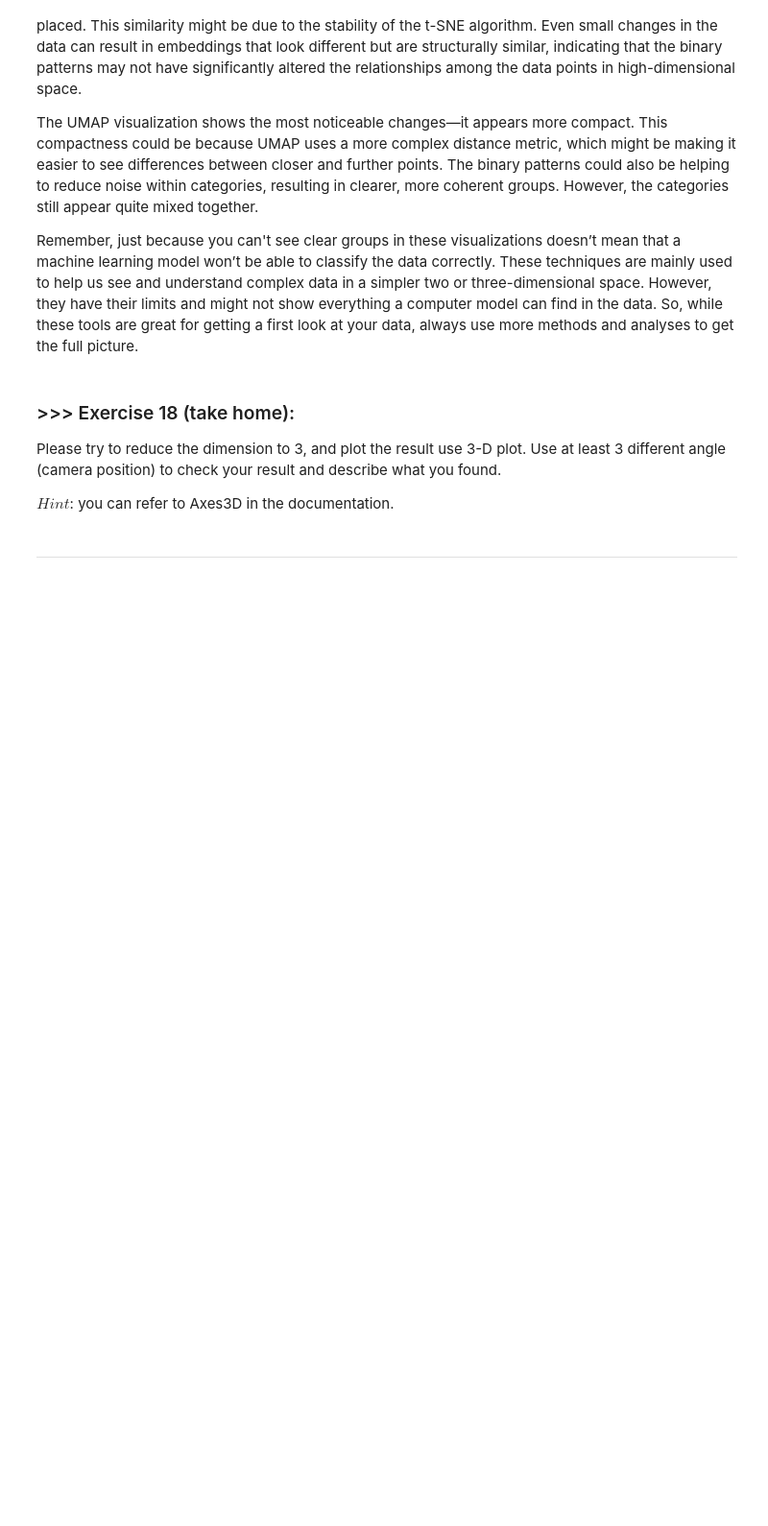
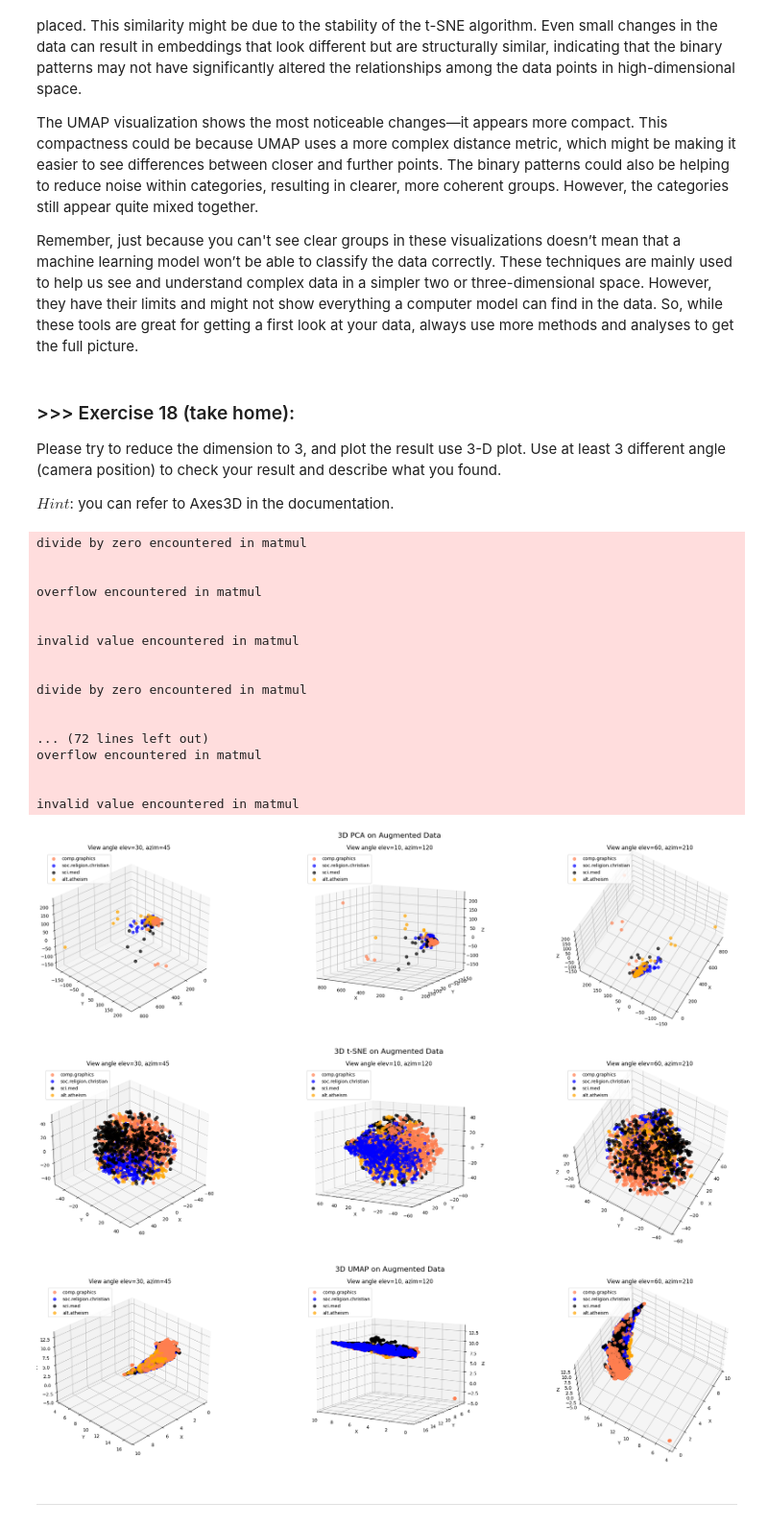
Before and after one commit to shinshin512/DM2025-Lab1-Exercise, a Jupyter notebook: DM2025-Lab1-Master.ipynb, the cells around one changed output. Shown at 96% size. Drawn from its saved outputs; the diff is of its cells as text; code cells hidden in the pictures; blank space fills up the shorter version.

```diff
--- a/DM2025-Lab1-Master.ipynb
+++ b/DM2025-Lab1-Master.ipynb
@@ -2117,3 +2280,66 @@ $Hint$: you can refer to Axes3D in the documentation.
+# %%
+from sklearn.manifold import TSNE
+from mpl_toolkits.mplot3d import Axes3D  # Needed for 3D plotting
+
+# Reuse your color and category definitions
+col = ['coral', 'blue', 'black', 'orange']
+categories = X['category_name'].unique()
+
+# Helper function to plot 3D scatter from reduced data
+def plot_3d_scatter(X_reduced, title, view_angles, X_meta):
+    fig = plt.figure(figsize=(25, 6))
+    fig.suptitle(title, fontsize=16)
+
+    for i, (elev, azim) in enumerate(view_angles):
+        ax = fig.add_subplot(1, len(view_angles), i+1, projection='3d')
+        for c, category in zip(col, categories):
+            idx = X_meta['category_name'] == category
+            xs, ys, zs = X_reduced[idx, 0], X_reduced[idx, 1], X_reduced[idx, 2]
+            ax.scatter(xs, ys, zs, c=c, label=category, s=40, alpha=0.7)
+
+        ax.view_init(elev=elev, azim=azim)
+        ax.set_title(f"View angle elev={elev}, azim={azim}")
+        ax.set_xlabel("X")
+        ax.set_ylabel("Y")
+        ax.set_zlabel("Z")
+        ax.legend(loc='upper left')
+
+    plt.tight_layout()
+    plt.show()
+
+# Define 3 different camera angles (elevation, azimuth)
+angles = [(30, 45), (10, 120), (60, 210)]
+
+# Reduce to 3D
+X_pca_aug_3d = PCA(n_components=3).fit_transform(augmented_df.values)
+X_tsne_aug_3d = TSNE(n_components=3).fit_transform(augmented_df.values)
+X_umap_aug_3d = umap.UMAP(n_components=3).fit_transform(augmented_df.values)
+
+# Plot each
+plot_3d_scatter(X_pca_aug_3d, "3D PCA on Augmented Data", angles, X)
+plot_3d_scatter(X_tsne_aug_3d, "3D t-SNE on Augmented Data", angles, X)
+plot_3d_scatter(X_umap_aug_3d, "3D UMAP on Augmented Data", angles, X)
+# %% [output]
+divide by zero encountered in matmul
+
+
+overflow encountered in matmul
+
+
+invalid value encountered in matmul
+
+
+divide by zero encountered in matmul
+
+
+... (72 lines left out)
+overflow encountered in matmul
+
+
+invalid value encountered in matmul
+[figure, added]
+[figure, added]
+[figure, added]
 # %% [markdown]
 ---
 # %% [markdown]
```
Also changed, not shown: parts of 57 cells of this notebook, 8 other files.
